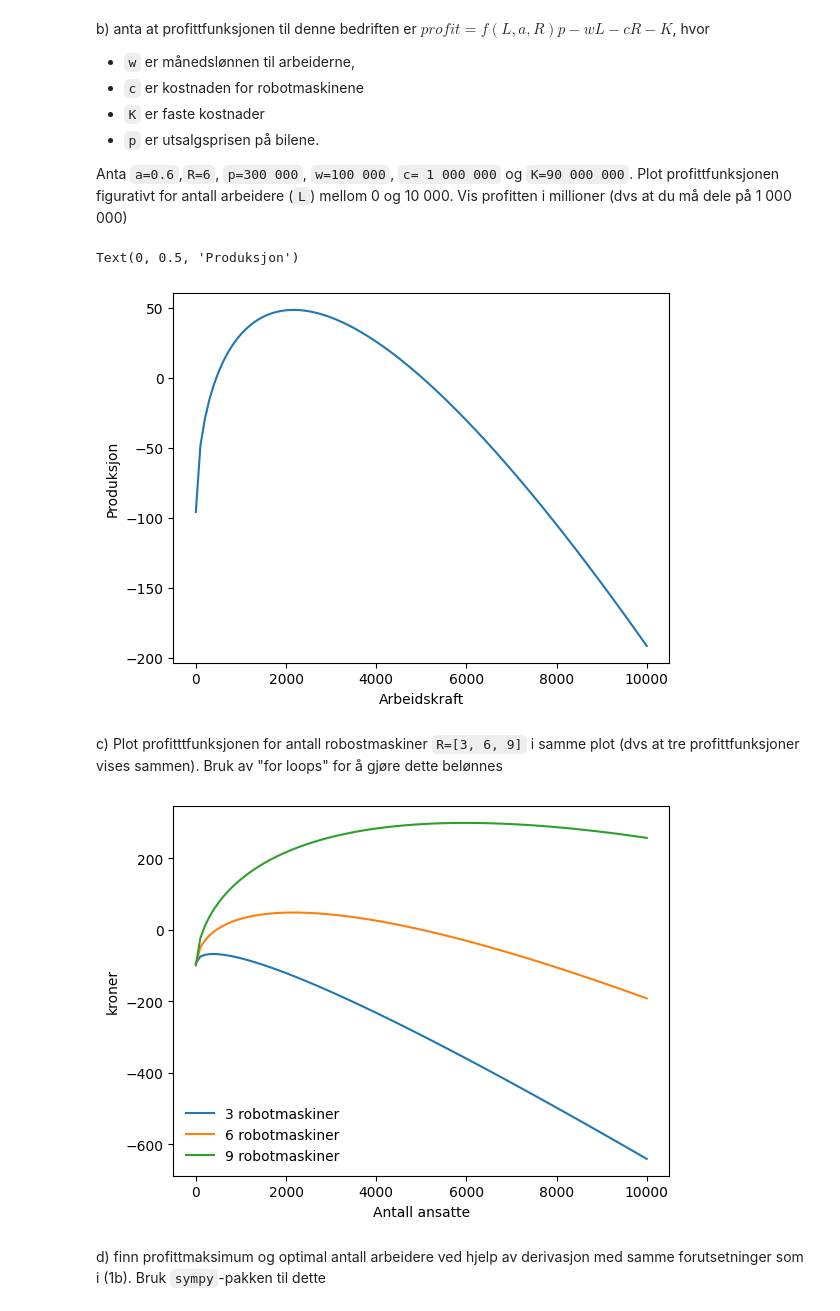
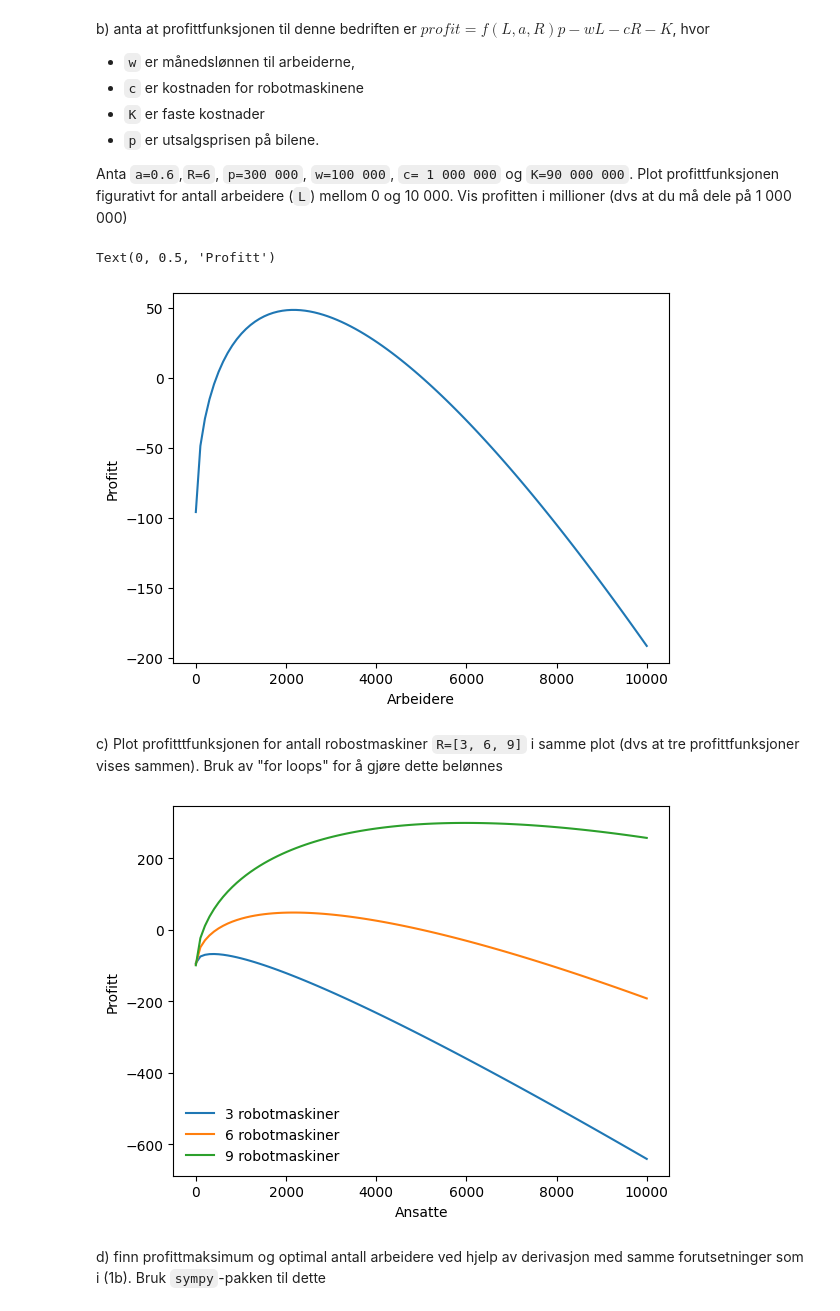
Before and after one commit to osa032/SOK_1003, a Jupyter notebook: SOK-1003-eksamen-2022-mappe2.ipynb, the cells around one changed output. Drawn from its saved outputs; the diff is of its cells as text; code cells hidden in the pictures.

```diff
--- a/SOK-1003-eksamen-2022-mappe2.ipynb
+++ b/SOK-1003-eksamen-2022-mappe2.ipynb
@@ -272,37 +275,48 @@ b) anta at profittfunksjonen til denne bedriften er ${profit = f(L, a, R)p-wL-cR
 
 Anta `a=0.6`,`R=6`, `p=300 000`, `w=100 000`, `c= 1 000 000` og `K=90 000 000`. Plot profittfunksjonen figurativt for antall arbeidere (`L`) mellom 0 og 10 000. Vis profitten i millioner (dvs at du må dele på 1 000 000)
 # %%
+#Definerer profittfunksjonen
+
 def profit(p,L,a,R,w,c,K):
     return product(R, L, a)*p-w*L-c*R-K
+
+#Definerer de forskjellige verdiene
 
 x = np.linspace(0,10000,100)
 a=0.6
 R=6
 p=300000
 w=100000
 c=1000000
 K=90000000
+
+#Lager et plot
 plt.plot(x,(profit(p,x,a,R,w,c,K))/10**6)
-plt.xlabel('Arbeidskraft')
-plt.ylabel('Produksjon')
+plt.xlabel('Arbeidere')
+plt.ylabel('Profitt')
 # %% [output]
-Text(0, 0.5, 'Produksjon')
+Text(0, 0.5, 'Profitt')
-[figure, old version]
+[figure, new version]
 # %% [markdown]
 c) Plot profitttfunksjonen for antall robostmaskiner `R=[3, 6, 9]` i samme plot (dvs at tre profittfunksjoner vises sammen). Bruk av "for loops" for å gjøre dette belønnes
 # %%
+#DE forskjellige mengdene robotmaskiner
+
 R=[3, 6, 9]
 
-x = np.linspace(0,10000,100)
+# Lager subplots for å kunne legge til flere grafer
+
 fig,ax=plt.subplots()
-ax.set_ylabel('kroner')
-ax.set_xlabel('Antall ansatte')
+ax.set_ylabel('Profitt')
+ax.set_xlabel('Ansatte')
+
+#For-loop for hver antall robotmaskiner
 
 for i in R:
     plt.plot(x,(profit(p,x,a,i,w,c,K))/10**6,label=str(i) + ' robotmaskiner')
     ax.legend(loc='lower left',frameon=False)
 # %% [output]
-[figure, old version]
+[figure, new version]
 # %% [markdown]
 d) finn profittmaksimum og optimal antall arbeidere ved hjelp av derivasjon med samme forutsetninger som i (1b). Bruk `sympy`-pakken til dette
 # %%
```
Also changed, not shown: parts of 7 cells of this notebook.
